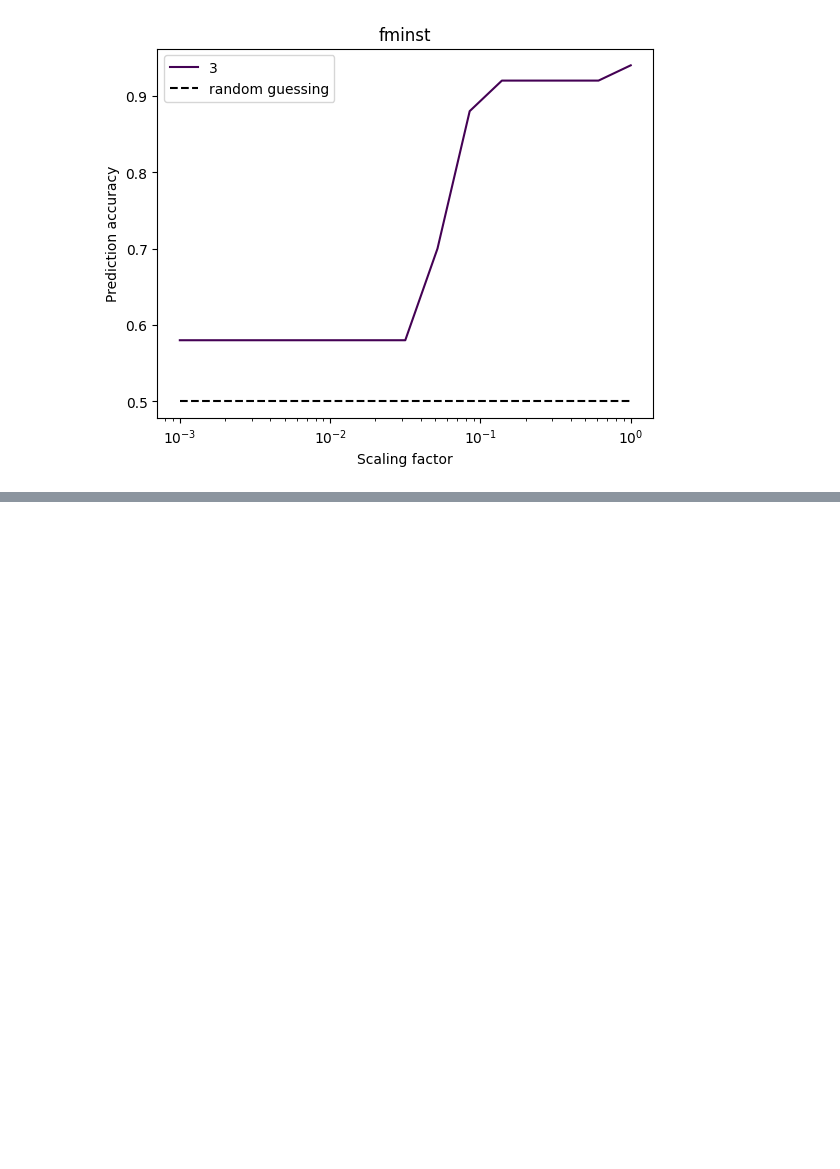
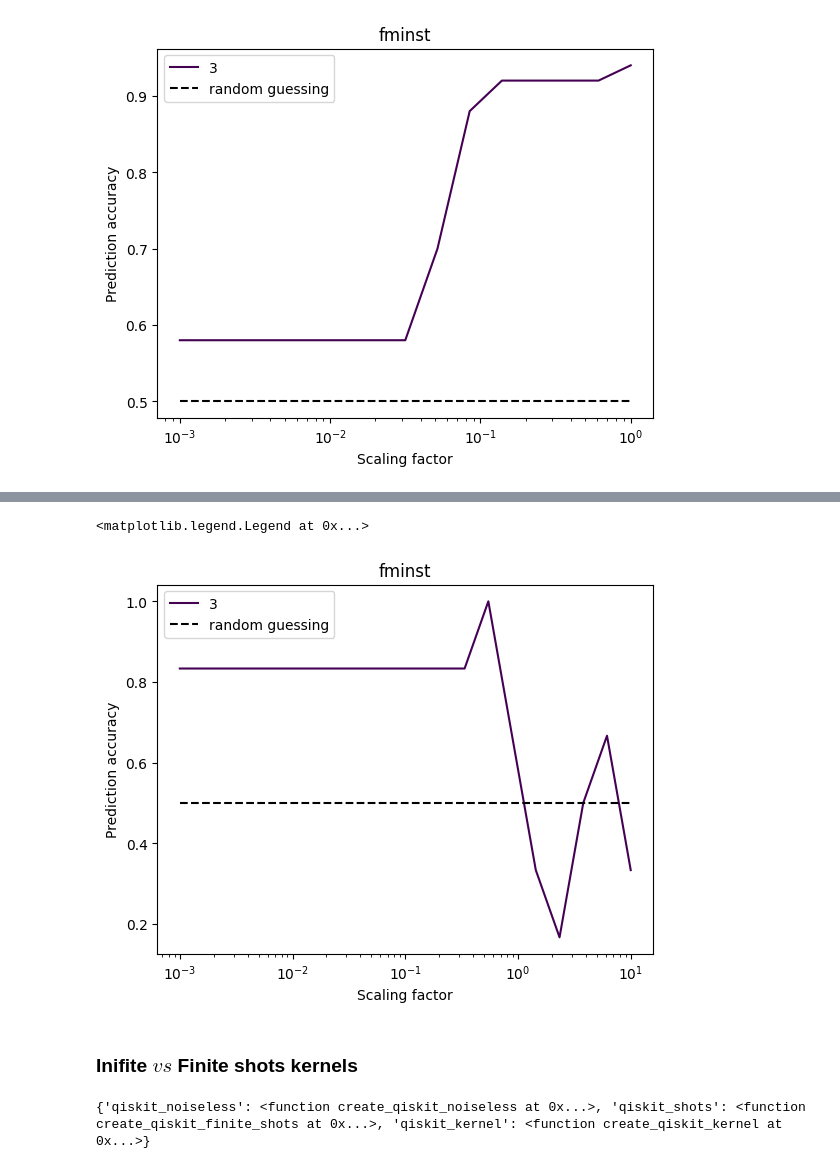
Before and after one commit to CERN-IT-INNOVATION/olqti-summer-school-2024, a Jupyter notebook: quantum_computing_applications_and_use_cases/kernel-bandwidth-in-QML.ipynb, the cells around one changed output, grey strips where cells are left out. Drawn from its saved outputs; the diff is of its cells as text; code cells hidden in the pictures; blank space fills up the shorter version.

```diff
--- a/quantum_computing_applications_and_use_cases/kernel-bandwidth-in-QML.ipynb
+++ b/quantum_computing_applications_and_use_cases/kernel-bandwidth-in-QML.ipynb
@@ -1139,0 +1179,32 @@ plt.legend()
+# %%
+n_tr = 20
+num_qubits = [3]
+bandwidths = np.logspace(-3,1,20)
+accuracy_qubit = []
+for d in num_qubits:
+    # features_quask_iqp = d + d*(d-1)/2 + 1
+    # features_quask_qmb = 2*d - 1
+    # operations_quask_iqp = d**2 + 3*d
+    # operations_quask_qmb = 2*d - 1
+
+    X_train, X_test, y_train, y_test = create_dataset(N_TRAIN=n_tr, features_DIM=d, n_test=0.3)
+    y_train = np.array([1 if y == True else -1 for y in y_train])
+    y_test = np.array([1 if y == True else -1 for y in y_test])
+
+    accuracy_beta = []
+    for beta in bandwidths:
+        print(f"Qubits: {d}, beta: {beta}")
+        # X_train_q = quask_features_iqp(X_train, beta)
+        # X_test_q = quask_features_iqp(X_test, beta)
+        # kernel = ManyBodyAnsatz(N_FEATURES=features_quask, N_QUBITS=d, N_OPERATIONS=operations_quask, bandwidth=beta, measurement=2)
+        # kernel = VaryingBandwidthKernel(N_FEATURES=features_quask, N_QUBITS=d, N_OPERATIONS=operations_quask, bandwidth=beta)
+        kernel = LinearQuantumKernel(N_FEATURES=d, N_QUBITS=d, N_OPERATIONS=d, bandwidth=beta)
+        print("building training kernel...")
+        K_train = kernel.build_kernel(X_train, X_train, matrix="train")
+        print("building testing kernel...")
+        K_test = kernel.build_kernel(X_test, X_train, matrix="test")
+        print("computing accuracy...")
+        svm = SVC(kernel='precomputed').fit(K_train, y_train)
+        accuracy_res = accuracy(svm, K_test, y_test)
+        accuracy_beta.append(accuracy_res)
+    accuracy_qubit.append(accuracy_beta)
@@ -1139,0 +1229,26 @@ plt.legend()
+# %%
+# plot the results
+colors = create_sequential_colors(num_qubits[0])
+
+plt.plot(bandwidths, accuracy_beta, color=colors[0], label=f"{num_qubits[0]}")
+plt.xscale('log')
+plt.title("fminst")
+plt.xlabel("Scaling factor")
+plt.ylabel("Prediction accuracy")
+plt.hlines(y=0.5, xmin=bandwidths[0], xmax=bandwidths[-1], linestyles='--', colors='black', label="random guessing")
+plt.legend()
+# %% [output]
+<matplotlib.legend.Legend at 0x...>
+[figure, added]
+# %% [markdown]
+### Inifite $vs$ Finite shots kernels
+# %%
+from quask.core_implementation import QiskitKernel
+def create_qiskit_kernel(ansatz: Ansatz, measurement: str, type: KernelType):
+    return QiskitKernel(ansatz, measurement, type, platform="finite_shots")
+
+# KernelFactory.add_implementation('qiskit_shots', create_qiskit_kernel)
+KernelFactory.set_current_implementation('qiskit_shots')
+print(KernelFactory._KernelFactory__implementations)
+# %% [output]
+{'qiskit_noiseless': <function create_qiskit_noiseless at 0x...>, 'qiskit_shots': <function create_qiskit_finite_shots at 0x...>, 'qiskit_kernel': <function create_qiskit_kernel at 0x...>}
```
Also changed, not shown: parts of 27 cells of this notebook.
